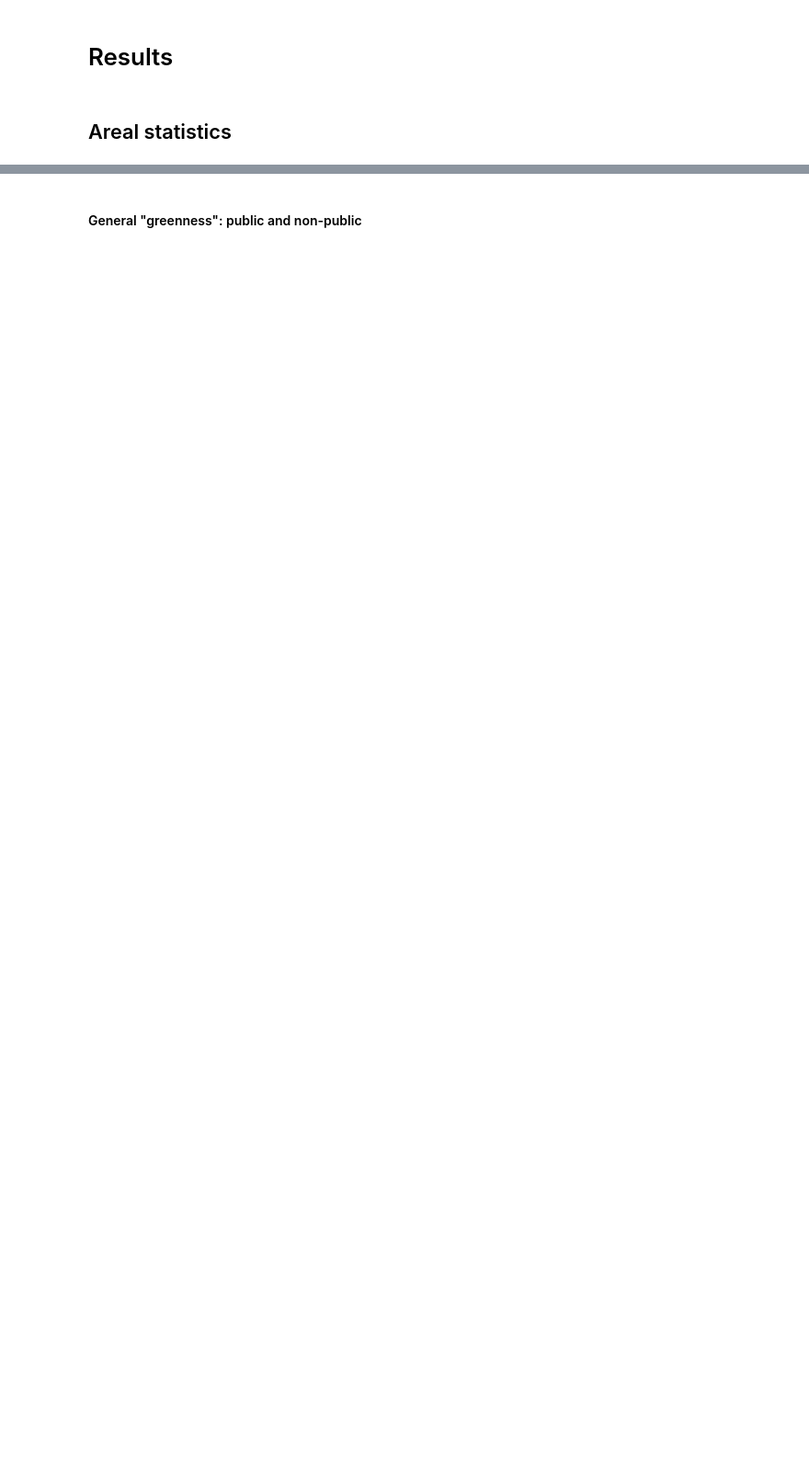
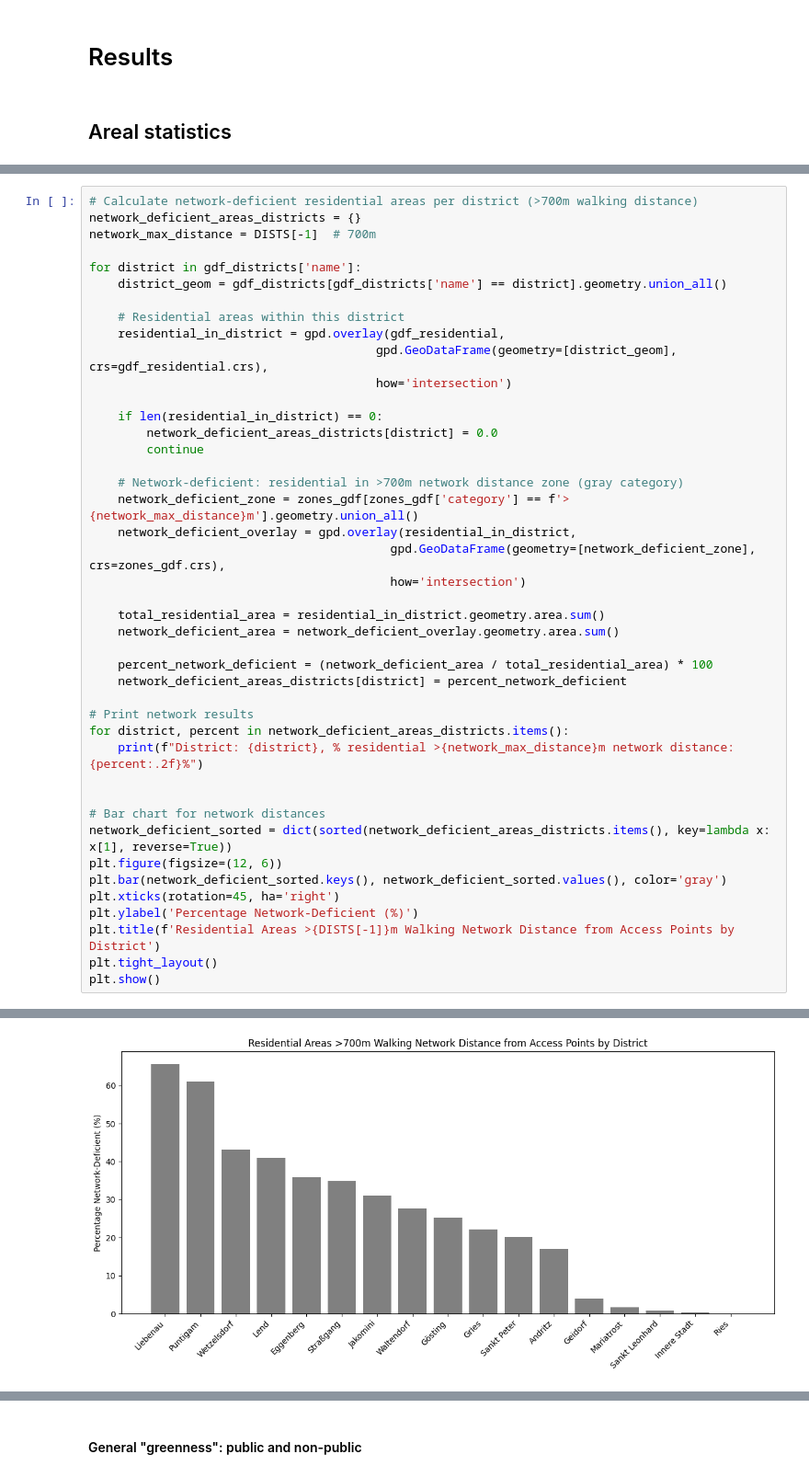
Before and after one commit to tobiashochreiter/Mid-Term-Project-GIS-Analysis-2, a Jupyter notebook: group4_midterm.ipynb, the cells around one changed output, grey strips where cells are left out. Shown at 92% size. Drawn from its saved outputs; the diff is of its cells as text; blank space fills up the shorter version.

```diff
--- a/group4_midterm.ipynb
+++ b/group4_midterm.ipynb
@@ -880,0 +901,44 @@ Percentage of residential areas within over_300mm of green space: 43.64%
+# %%
+# Calculate network-deficient residential areas per district (>700m walking distance)
+network_deficient_areas_districts = {}
+network_max_distance = DISTS[-1]  # 700m
+
+for district in gdf_districts['name']:
+    district_geom = gdf_districts[gdf_districts['name'] == district].geometry.union_all()
+
+    # Residential areas within this district
+    residential_in_district = gpd.overlay(gdf_residential,
+                                        gpd.GeoDataFrame(geometry=[district_geom], crs=gdf_residential.crs),
+                                        how='intersection')
+
+    if len(residential_in_district) == 0:
+        network_deficient_areas_districts[district] = 0.0
+        continue
+
+    # Network-deficient: residential in >700m network distance zone (gray category)
+    network_deficient_zone = zones_gdf[zones_gdf['category'] == f'>{network_max_distance}m'].geometry.union_all()
+    network_deficient_overlay = gpd.overlay(residential_in_district,
+                                          gpd.GeoDataFrame(geometry=[network_deficient_zone], crs=zones_gdf.crs),
+                                          how='intersection')
+
+    total_residential_area = residential_in_district.geometry.area.sum()
+    network_deficient_area = network_deficient_overlay.geometry.area.sum()
+
+    percent_network_deficient = (network_deficient_area / total_residential_area) * 100
+    network_deficient_areas_districts[district] = percent_network_deficient
+
+# Print network results
+for district, percent in network_deficient_areas_districts.items():
+    print(f"District: {district}, % residential >{network_max_distance}m network distance: {percent:.2f}%")
+
+
+# Bar chart for network distances
+network_deficient_sorted = dict(sorted(network_deficient_areas_districts.items(), key=lambda x: x[1], reverse=True))
+plt.figure(figsize=(12, 6))
+plt.bar(network_deficient_sorted.keys(), network_deficient_sorted.values(), color='gray')
+plt.xticks(rotation=45, ha='right')
+plt.ylabel('Percentage Network-Deficient (%)')
+plt.title(f'Residential Areas >{DISTS[-1]}m Walking Network Distance from Access Points by District')
+plt.tight_layout()
+plt.show()
+# %% [output]
@@ -880,0 +962 @@ Percentage of residential areas within over_300mm of green space: 43.64%
+[figure, added]
```
Also changed, not shown: parts of 22 cells of this notebook.
